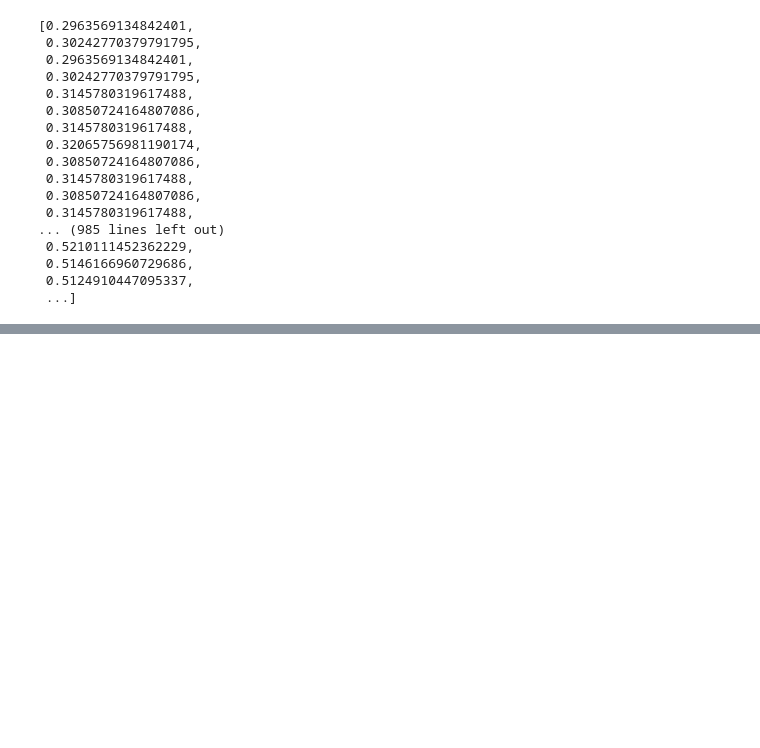
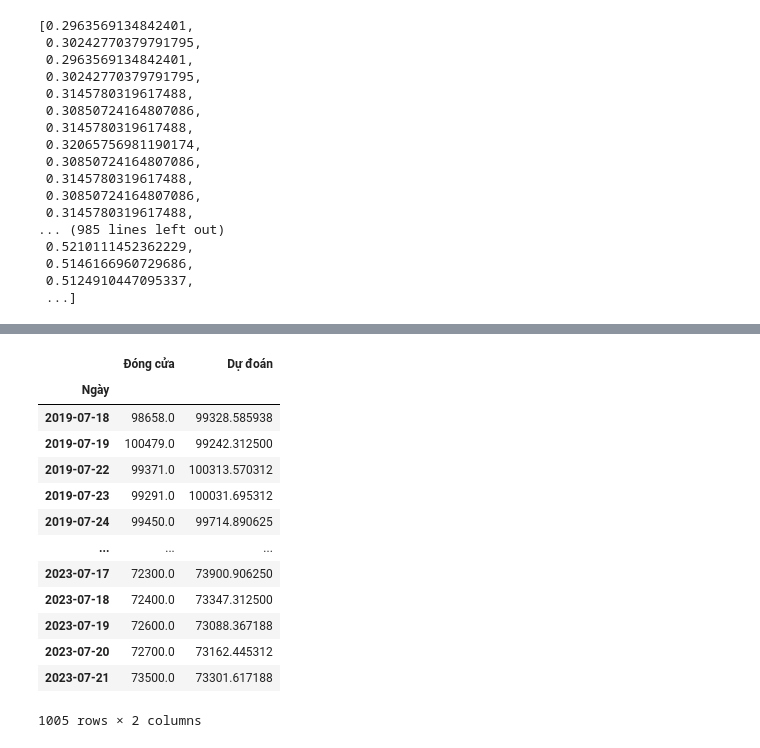
Before and after one commit to baohuy2209/AIForObjectDetection, a Jupyter notebook: LSTM/forecast_stock_price.ipynb, the cells around one changed output, grey strips where cells are left out. Cells and saved outputs as stored; diff of their text form; code cells hidden in the pictures; blank space fills up the shorter version.

```diff
--- a/LSTM/forecast_stock_price.ipynb
+++ b/LSTM/forecast_stock_price.ipynb
@@ -199,0 +316,17 @@ save_model =
+# %%
+test_data1
+# %% [output]
+|  | Đóng cửa | Dự đoán |
+| Ngày |  |  |
+| 2019-07-18 | 98658.0 | 99328.585938 |
+| 2019-07-19 | 100479.0 | 99242.312500 |
+| 2019-07-22 | 99371.0 | 100313.570312 |
+| 2019-07-23 | 99291.0 | 100031.695312 |
+| 2019-07-24 | 99450.0 | 99714.890625 |
+| ... | ... | ... |
+| 2023-07-17 | 72300.0 | 73900.906250 |
+| 2023-07-18 | 72400.0 | 73347.312500 |
+| 2023-07-19 | 72600.0 | 73088.367188 |
+| 2023-07-20 | 72700.0 | 73162.445312 |
+| 2023-07-21 | 73500.0 | 73301.617188 |
+1005 rows × 2 columns
```
Also changed, not shown: parts of 9 cells of this notebook, 1 other file.
